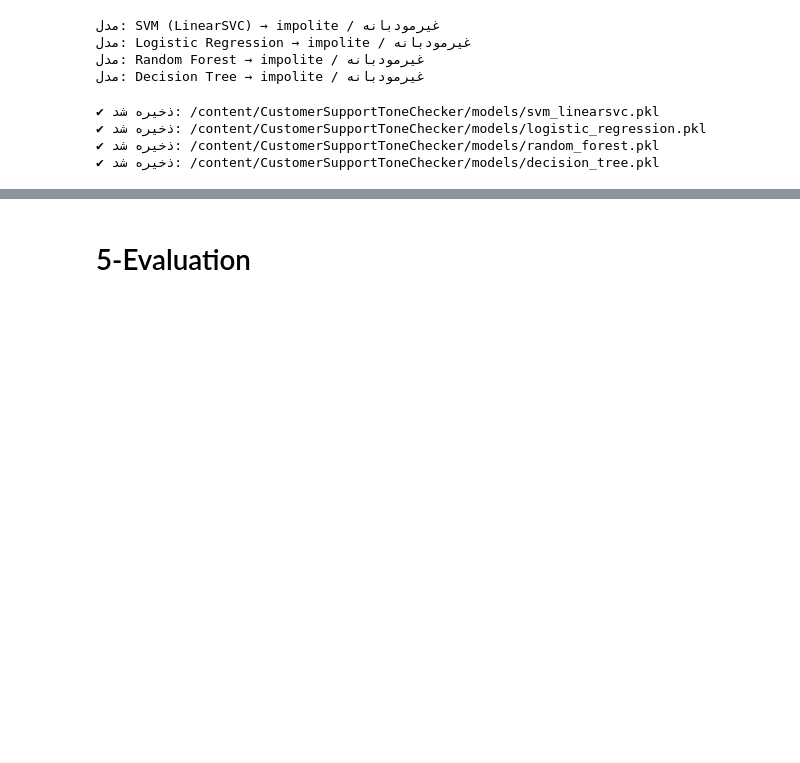
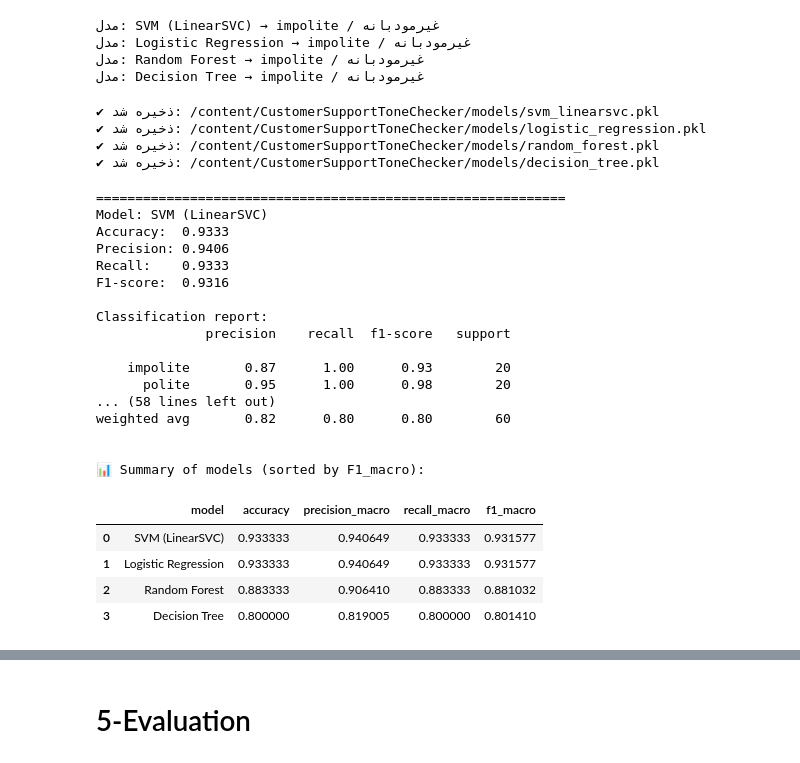
Before and after one commit to fatsed/CustomerSupportToneChecker, a Jupyter notebook: notebooks/02_ToneDetection_api_ui.ipynb, the cells around one changed output, grey strips where cells are left out. Cells and saved outputs as stored; diff of their text form; code cells hidden in the pictures; blank space fills up the shorter version.

```diff
--- a/notebooks/02_ToneDetection_api_ui.ipynb
+++ b/notebooks/02_ToneDetection_api_ui.ipynb
@@ -378,3 +372,77 @@ for name, model in trained_models.items():
 ✔ ذخیره شد: /content/CustomerSupportToneChecker/models/logistic_regression.pkl
 ✔ ذخیره شد: /content/CustomerSupportToneChecker/models/random_forest.pkl
 ✔ ذخیره شد: /content/CustomerSupportToneChecker/models/decision_tree.pkl
+# %%
+from sklearn.metrics import accuracy_score, precision_recall_fscore_support, classification_report, confusion_matrix
+import numpy as np
+import pandas as pd
+
+X_train_vec = tfidf.transform(X_train)
+X_test_vec = tfidf.transform(X_test)
+
+results = []
+
+for name, model in trained_models.items():
+    print("=" * 60)
+    print(f"Model: {name}")
+    y_pred = model.predict(X_test_vec)
+
+    # Accuracy
+    acc = accuracy_score(y_test, y_pred)
+
+    # Precision / Recall / F1 (macro)
+    precision, recall, f1, _ = precision_recall_fscore_support(
+        y_test, y_pred, average="macro", zero_division=0
+    )
+
+    print(f"Accuracy:  {acc:.4f}")
+    print(f"Precision: {precision:.4f}")
+    print(f"Recall:    {recall:.4f}")
+    print(f"F1-score:  {f1:.4f}\n")
+
+    # گزارش کامل هر کلاس
+    print("Classification report:")
+    print(classification_report(
+        y_test, y_pred,
+        target_names=["impolite", "polite", "semi_polite"],
+        zero_division=0
+    ))
+
+    # ذخیره برای جدول خلاصه
+    results.append({
+        "model": name,
+        "accuracy": acc,
+        "precision_macro": precision,
+        "recall_macro": recall,
+        "f1_macro": f1,
+    })
+
+# تبدیل به DataFrame برای مقایسه
+results_df = pd.DataFrame(results).sort_values(by="f1_macro", ascending=False)
+results_df.reset_index(drop=True, inplace=True)
+
+print("\n📊 Summary of models (sorted by F1_macro):")
+display(results_df)
+# %% [output]
+============================================================
+Model: SVM (LinearSVC)
+Accuracy:  0.9333
+Precision: 0.9406
+Recall:    0.9333
+F1-score:  0.9316
+
+Classification report:
+              precision    recall  f1-score   support
+
+    impolite       0.87      1.00      0.93        20
+      polite       0.95      1.00      0.98        20
+... (58 lines left out)
+weighted avg       0.82      0.80      0.80        60
+
+
+📊 Summary of models (sorted by F1_macro):
+|  | model | accuracy | precision_macro | recall_macro | f1_macro |
+| 0 | SVM (LinearSVC) | 0.933333 | 0.940649 | 0.933333 | 0.931577 |
+| 1 | Logistic Regression | 0.933333 | 0.940649 | 0.933333 | 0.931577 |
+| 2 | Random Forest | 0.883333 | 0.906410 | 0.883333 | 0.881032 |
+| 3 | Decision Tree | 0.800000 | 0.819005 | 0.800000 | 0.801410 |
```
Also changed, not shown: parts of 10 cells of this notebook.
